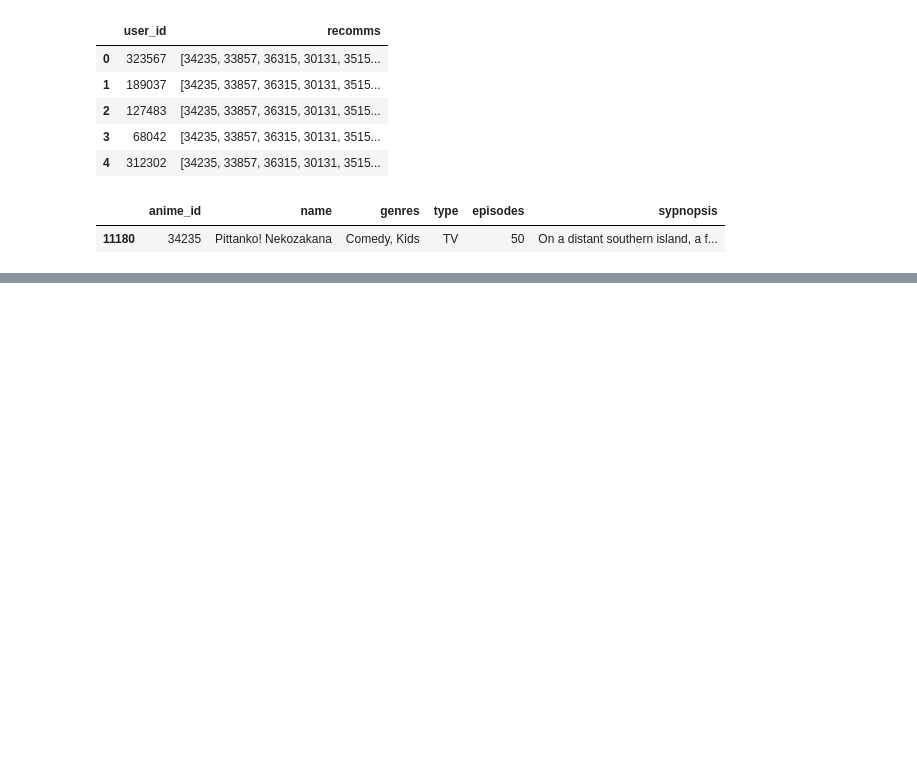
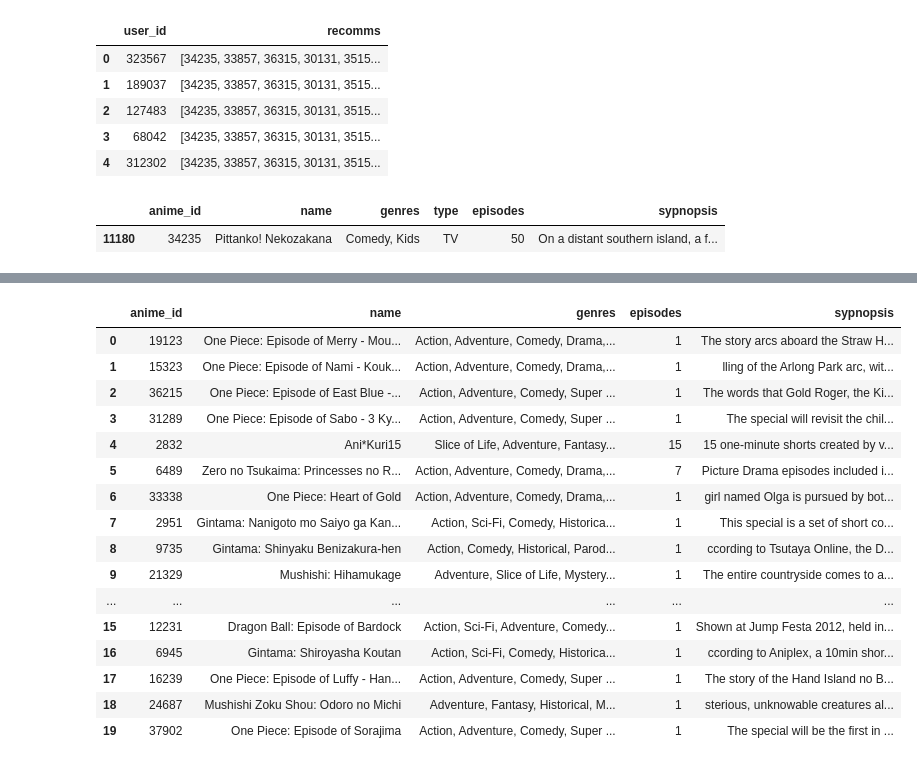
Before and after one commit to exehernandez/Sistema_recomendacion, a Jupyter notebook: TP4_imprimir_recomendaciones.ipynb, the cells around one changed output, grey strips where cells are left out. Cells and saved outputs as stored; diff of their text form; code cells hidden in the pictures; blank space fills up the shorter version.

```diff
--- a/TP4_imprimir_recomendaciones.ipynb
+++ b/TP4_imprimir_recomendaciones.ipynb
@@ -149,0 +224,22 @@ base_de_datos[base_de_datos.anime_id == 34235]
+# %%
+special_df = pd.merge(special, base_de_datos, left_on='Name', right_on='name')
+special_df = special_df.drop(['Name', 'type'], axis=1)
+special_df
+# %% [output]
+|  | anime_id | name | genres | episodes | sypnopsis |
+| 0 | 19123 | One Piece: Episode of Merry - Mou... | Action, Adventure, Comedy, Drama,... | 1 | The story arcs aboard the Straw H... |
+| 1 | 15323 | One Piece: Episode of Nami - Kouk... | Action, Adventure, Comedy, Drama,... | 1 | lling of the Arlong Park arc, wit... |
+| 2 | 36215 | One Piece: Episode of East Blue -... | Action, Adventure, Comedy, Super ... | 1 | The words that Gold Roger, the Ki... |
+| 3 | 31289 | One Piece: Episode of Sabo - 3 Ky... | Action, Adventure, Comedy, Super ... | 1 | The special will revisit the chil... |
+| 4 | 2832 | Ani*Kuri15 | Slice of Life, Adventure, Fantasy... | 15 | 15 one-minute shorts created by v... |
+| 5 | 6489 | Zero no Tsukaima: Princesses no R... | Action, Adventure, Comedy, Drama,... | 7 | Picture Drama episodes included i... |
+| 6 | 33338 | One Piece: Heart of Gold | Action, Adventure, Comedy, Drama,... | 1 | girl named Olga is pursued by bot... |
+| 7 | 2951 | Gintama: Nanigoto mo Saiyo ga Kan... | Action, Sci-Fi, Comedy, Historica... | 1 | This special is a set of short co... |
+| 8 | 9735 | Gintama: Shinyaku Benizakura-hen | Action, Comedy, Historical, Parod... | 1 | ccording to Tsutaya Online, the D... |
+| 9 | 21329 | Mushishi: Hihamukage | Adventure, Slice of Life, Mystery... | 1 | The entire countryside comes to a... |
+| ... | ... | ... | ... | ... | ... |
+| 15 | 12231 | Dragon Ball: Episode of Bardock | Action, Sci-Fi, Adventure, Comedy... | 1 | Shown at Jump Festa 2012, held in... |
+| 16 | 6945 | Gintama: Shiroyasha Koutan | Action, Sci-Fi, Comedy, Historica... | 1 | ccording to Aniplex, a 10min shor... |
+| 17 | 16239 | One Piece: Episode of Luffy - Han... | Action, Adventure, Comedy, Super ... | 1 | The story of the Hand Island no B... |
+| 18 | 24687 | Mushishi Zoku Shou: Odoro no Michi | Adventure, Fantasy, Historical, M... | 1 | sterious, unknowable creatures al... |
+| 19 | 37902 | One Piece: Episode of Sorajima | Action, Adventure, Comedy, Super ... | 1 | The special will be the first in ... |
```
Also changed, not shown: parts of 11 cells of this notebook, 7 other files.
